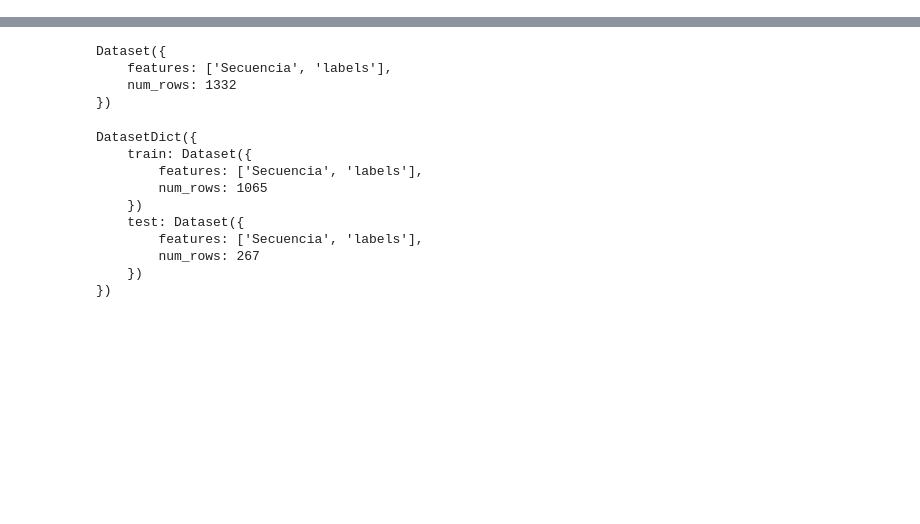
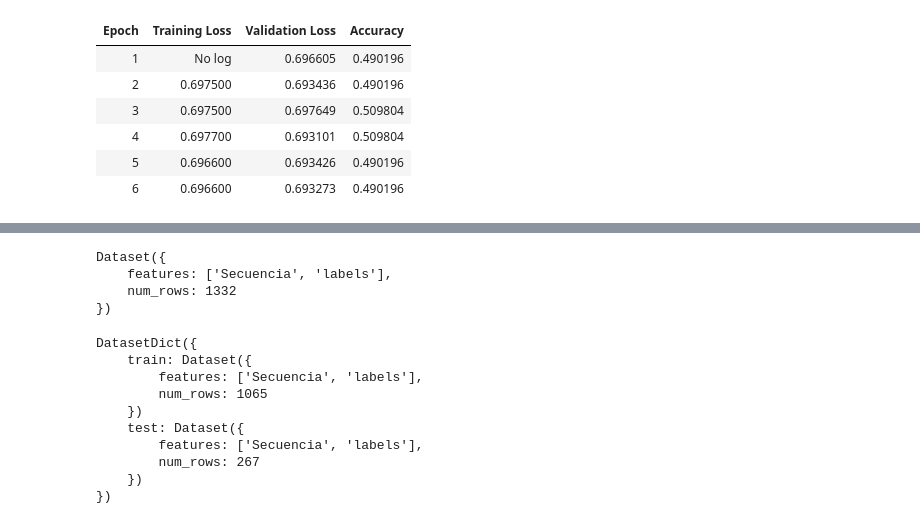
Before and after one commit to jbs1009/TFM_Jorge_Bermejo_Sacristan, a Jupyter notebook: Pruebas_DNABERT-2.ipynb, the cells around one changed output, grey strips where cells are left out. Drawn from its saved outputs; the diff is of its cells as text; code cells hidden in the pictures; blank space fills up the shorter version.

```diff
--- a/Pruebas_DNABERT-2.ipynb
+++ b/Pruebas_DNABERT-2.ipynb
@@ -115,0 +188,82 @@ base
+# %%
+# PRUEBA CONGELANDO EL MODELO ENTERO MENOS LAS DOS ÚLTIMAS CAPAS
+
+import pandas as pd
+import numpy as np
+from datasets import Dataset
+from transformers import AutoTokenizer, AutoConfig, AutoModelForSequenceClassification, TrainingArguments, Trainer, DataCollatorWithPadding
+import torch
+import gc
+
+
+hf_dataset = Dataset.from_pandas(base)
+dataset_dividido = hf_dataset.train_test_split(test_size=0.2)
+
+tokenizer = AutoTokenizer.from_pretrained("zhihan1996/DNABERT-2-117M", trust_remote_code=True)
+
+def tokeniza_secuencias(base):
+    return tokenizer(base["Secuencia"])
+
+hf_base_tokenizada = dataset_dividido.map(tokeniza_secuencias, batched=True, batch_size=10)
+gc.collect()
+
+config = AutoConfig.from_pretrained("zhihan1996/DNABERT-2-117M", trust_remote_code=True, num_labels=2)
+config.pad_token_id = tokenizer.pad_token_id
+config.hidden_dropout_prob = 0.2
+config.attention_probs_dropout_prob = 0.2
+
+
+model = AutoModelForSequenceClassification.from_pretrained(
+    "zhihan1996/DNABERT-2-117M",
+    config=config,
+    trust_remote_code=True
+)
+
+
+for name, param in model.named_parameters():
+    if "classifier" in name or "layer.11" in name:
+        param.requires_grad = True
+    else:
+        param.requires_grad = False
+
+
+def compute_metrics(eval_pred):
+    predictions, labels = eval_pred
+
+    if isinstance(predictions, tuple):
+        predictions = predictions[0]
+
+    preds = np.argmax(predictions, axis=1)
+    return {"accuracy": np.mean(preds == labels)}
+
+
+data_collator = DataCollatorWithPadding(tokenizer=tokenizer)
+
+training_args = TrainingArguments(
+    output_dir="./resultados_dnabert_congelado",
+    learning_rate=5e-5,
+    per_device_train_batch_size=4,
+    per_device_eval_batch_size=4,
+    num_train_epochs=15,
+    weight_decay=0.01,
+    warmup_ratio=0.1,
+    lr_scheduler_type="cosine",
+    evaluation_strategy="epoch",
+    save_strategy="epoch",
+    fp16=True,
+    dataloader_num_workers=0,
+    metric_for_best_model="accuracy",
+    load_best_model_at_end=True,
+)
+
+trainer = Trainer(
+    model=model,
+    args=training_args,
+    train_dataset=hf_base_tokenizada["train"],
+    eval_dataset=hf_base_tokenizada["test"],
+    data_collator=data_collator,
+    compute_metrics=compute_metrics,
+)
+
+trainer.train()
+# %% [output]
@@ -115,0 +285,7 @@ base
+| Epoch | Training Loss | Validation Loss | Accuracy |
+| 1 | No log | 0.696605 | 0.490196 |
+| 2 | 0.697500 | 0.693436 | 0.490196 |
+| 3 | 0.697500 | 0.697649 | 0.509804 |
+| 4 | 0.697700 | 0.693101 | 0.509804 |
+| 5 | 0.696600 | 0.693426 | 0.490196 |
+| 6 | 0.696600 | 0.693273 | 0.490196 |
```
Also changed, not shown: parts of 34 cells of this notebook.
